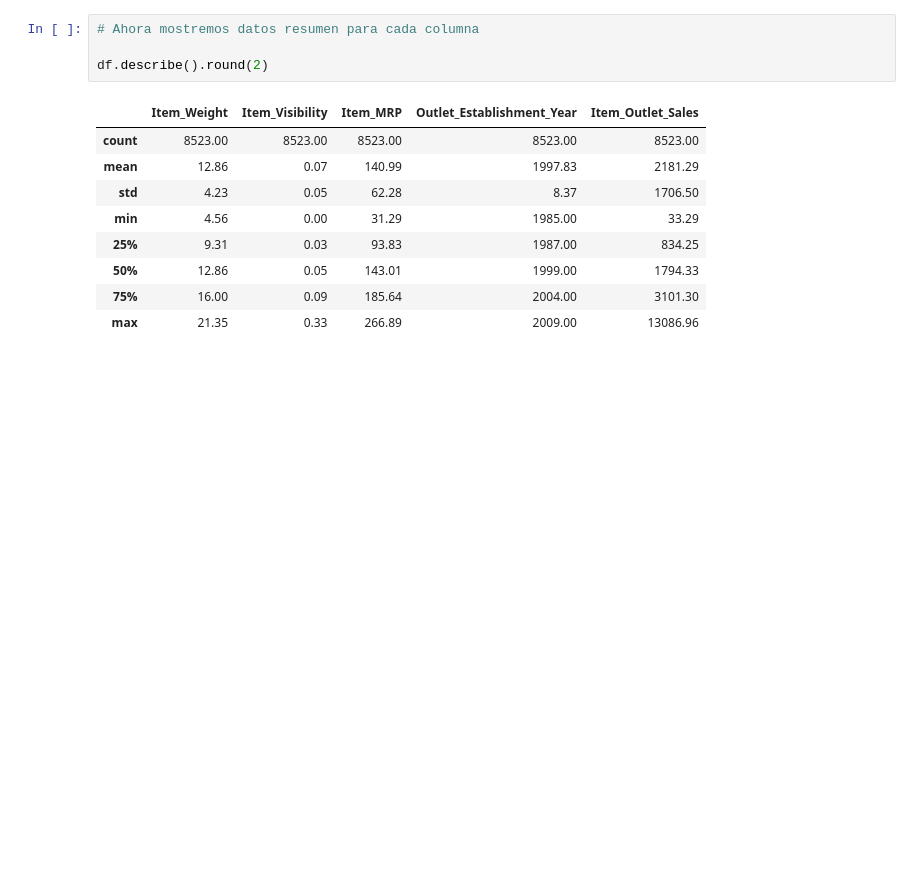
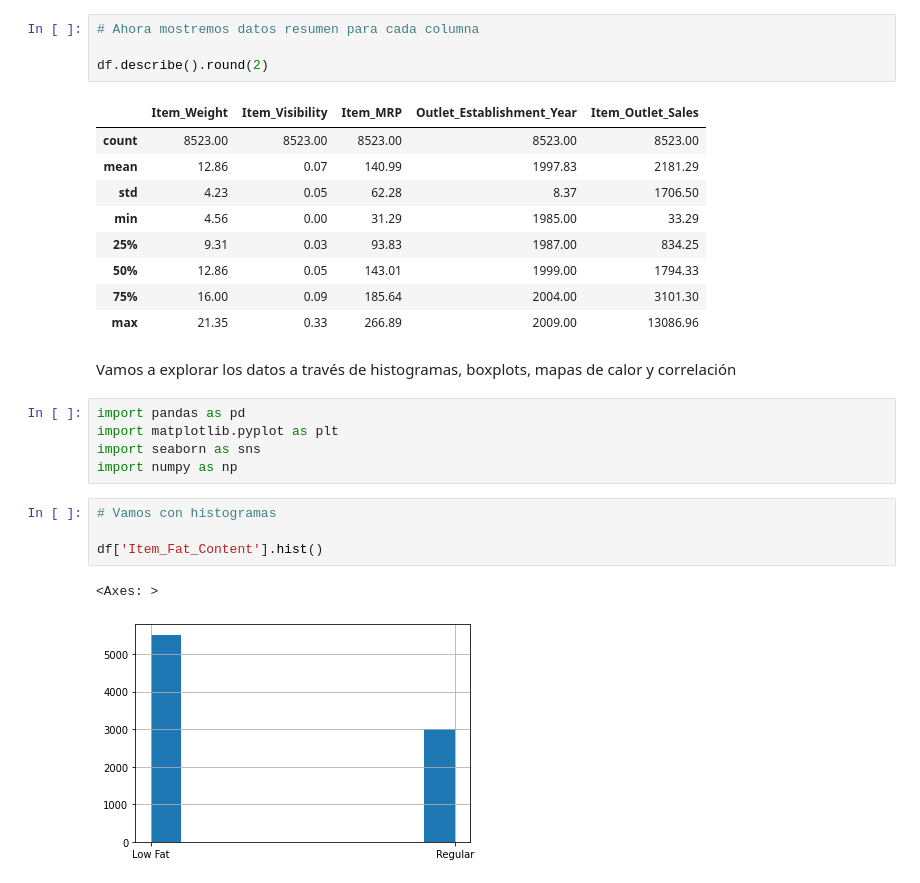
Before and after one commit to Jose-Balocchi/Retail---Predicciones-de-ventas, a Jupyter notebook: 05_Proyecto_1.ipynb, the cells around one changed output. Saved outputs shown, nothing was run; the diff lists cells and outputs as text; blank space fills up the shorter version.

```diff
--- a/05_Proyecto_1.ipynb
+++ b/05_Proyecto_1.ipynb
@@ -324,3 +324,17 @@ df.describe().round(2)
 | 50% | 12.86 | 0.05 | 143.01 | 1999.00 | 1794.33 |
 | 75% | 16.00 | 0.09 | 185.64 | 2004.00 | 3101.30 |
 | max | 21.35 | 0.33 | 266.89 | 2009.00 | 13086.96 |
+# %% [markdown]
+Vamos a explorar los datos a través de histogramas, boxplots, mapas de calor y correlación
+# %%
+import pandas as pd
+import matplotlib.pyplot as plt
+import seaborn as sns
+import numpy as np
+# %%
+# Vamos con histogramas
+
+df['Item_Fat_Content'].hist()
+# %% [output]
+<Axes: >
+[figure, added]
```
Also changed, not shown: parts of 5 cells of this notebook.
